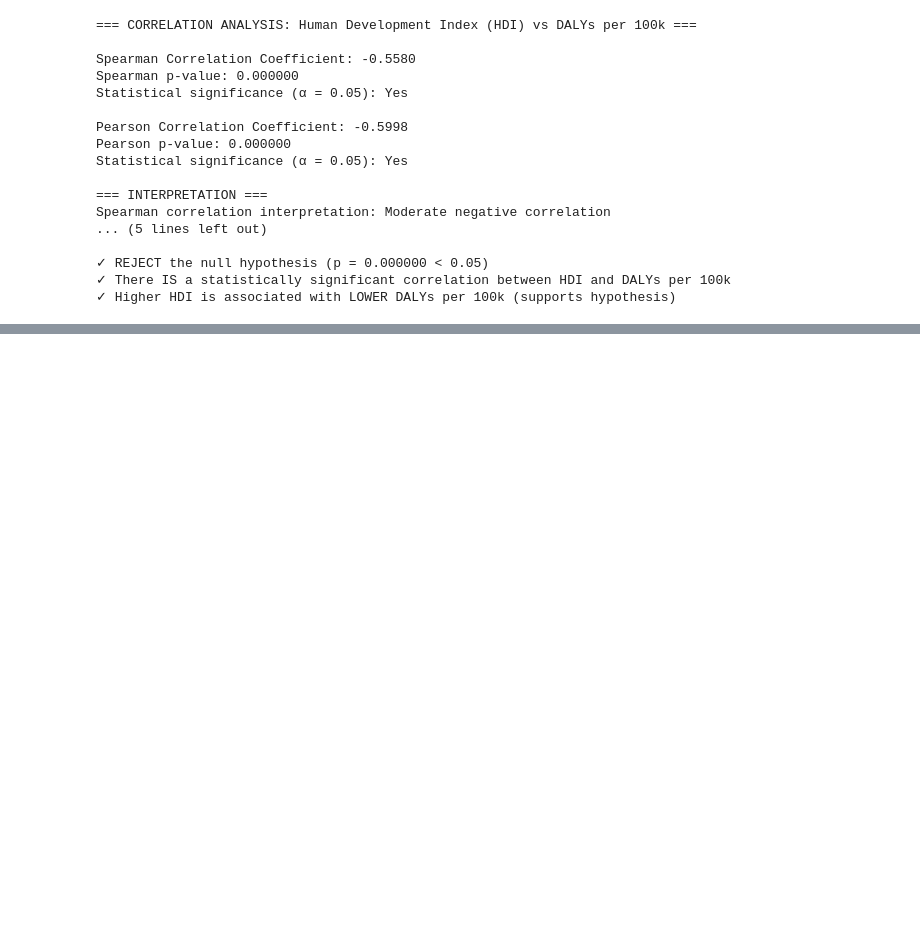
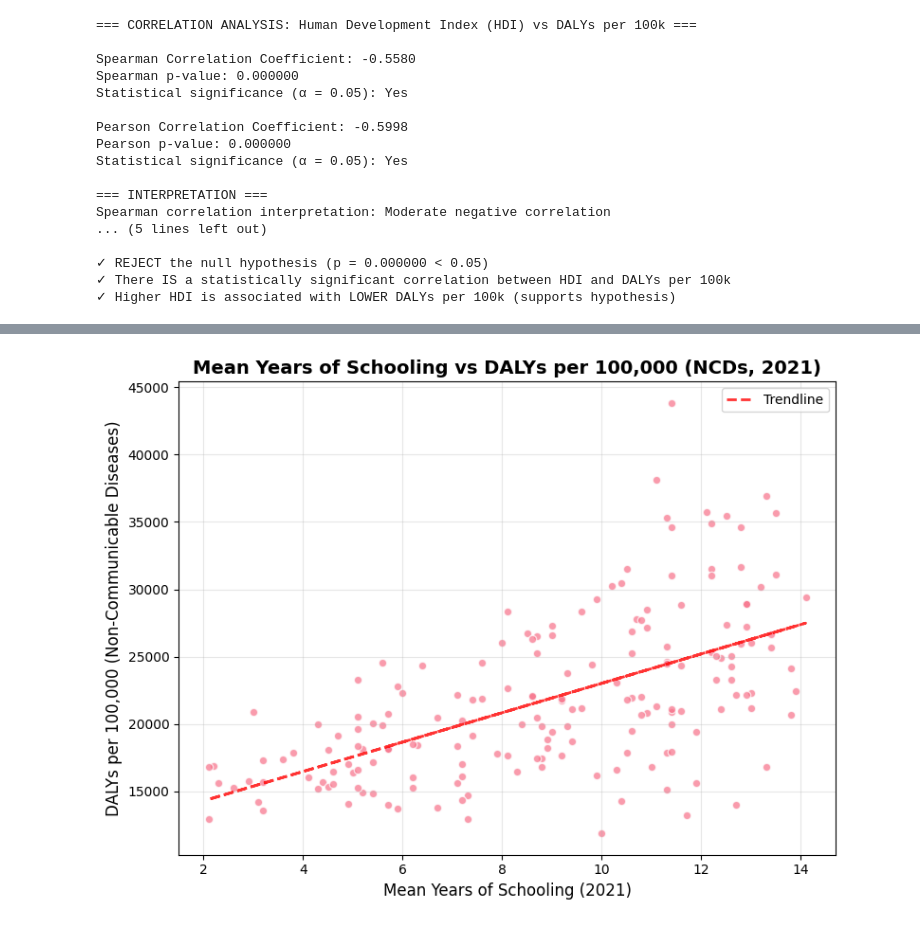
Before and after one commit to AimanIskndr/bdata-daly-socioeconomic, a Jupyter notebook: analysis.ipynb, the cells around one changed output, grey strips where cells are left out. Drawn from its saved outputs; the diff is of its cells as text; code cells hidden in the pictures; blank space fills up the shorter version.

```diff
--- a/analysis.ipynb
+++ b/analysis.ipynb
@@ -430,0 +434,25 @@ Spearman correlation interpretation: Moderate negative correlation
+# %%
+# Extract "Mean years of schooling - 2021" and "Country" from development_df
+schooling_df = development_df[['Country', 'Mean years of schooling - 2021']].copy()
+schooling_df.columns = ['country', 'mean_years_schooling']
+schooling_df = schooling_df[schooling_df['mean_years_schooling'].notna()]
+schooling_df['mean_years_schooling'] = pd.to_numeric(schooling_df['mean_years_schooling'], errors='coerce')
+schooling_df = schooling_df.dropna()
+
+# Extract rows where cause = "Non-communicable diseases" and year = 2021 from DALYs dataset
+dalys_ncd_df = pd.read_csv('dataset/IMHE-GBD-lvl1-DALYs-per100k-2017-2021.csv')
+dalys_ncd_df = dalys_ncd_df[(dalys_ncd_df['cause'] == 'Non-communicable diseases') & (dalys_ncd_df['year'] == 2021)]
+dalys_ncd_df = dalys_ncd_df[['location', 'val']].copy()
+dalys_ncd_df.columns = ['country', 'dalys_ncd_rate']
+dalys_ncd_df = dalys_ncd_df[dalys_ncd_df['dalys_ncd_rate'].notna()]
+dalys_ncd_df['dalys_ncd_rate'] = pd.to_numeric(dalys_ncd_df['dalys_ncd_rate'], errors='coerce')
+dalys_ncd_df = dalys_ncd_df.dropna()
+# %%
+# Create df3 with schooling and DALYs from NCDs
+df3 = schooling_df.merge(dalys_ncd_df, on='country', how='inner')
+
+# Display basic info about df3
+print(f"DataFrame shape: {df3.shape}")
+print(f"Columns: {df3.columns.tolist()}")
+print(f"Countries with complete data: {len(df3)}")
+df3.head()
@@ -430,0 +469,20 @@ Spearman correlation interpretation: Moderate negative correlation
+# %%
+# Create scatter plot for Mean Years of Schooling vs DALYs from Non-Communicable Diseases
+
+plt.figure(figsize=(8, 6))
+plt.scatter(df3['mean_years_schooling'], df3['dalys_ncd_rate'], alpha=0.7, edgecolors='white', linewidth=1)
+plt.xlabel('Mean Years of Schooling (2021)', fontsize=12)
+plt.ylabel('DALYs per 100,000 (Non-Communicable Diseases)', fontsize=12)
+plt.title('Mean Years of Schooling vs DALYs per 100,000 (NCDs, 2021)', fontsize=14, fontweight='bold')
+
+# Add trendline
+z = np.polyfit(df3['mean_years_schooling'], df3['dalys_ncd_rate'], 1)
+p = np.poly1d(z)
+plt.plot(df3['mean_years_schooling'], p(df3['mean_years_schooling']), "r--", alpha=0.8, linewidth=2, label='Trendline')
+
+plt.legend()
+plt.grid(alpha=0.3)
+plt.tight_layout()
+plt.show()
+# %% [output]
+[figure, added]
```
Also changed, not shown: parts of 16 cells of this notebook, 6 other files.
